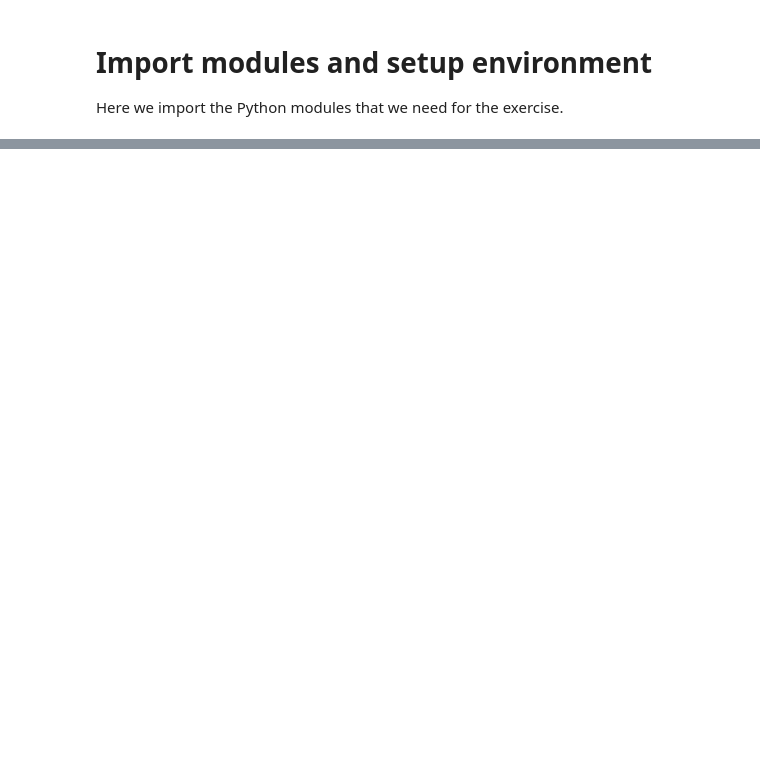
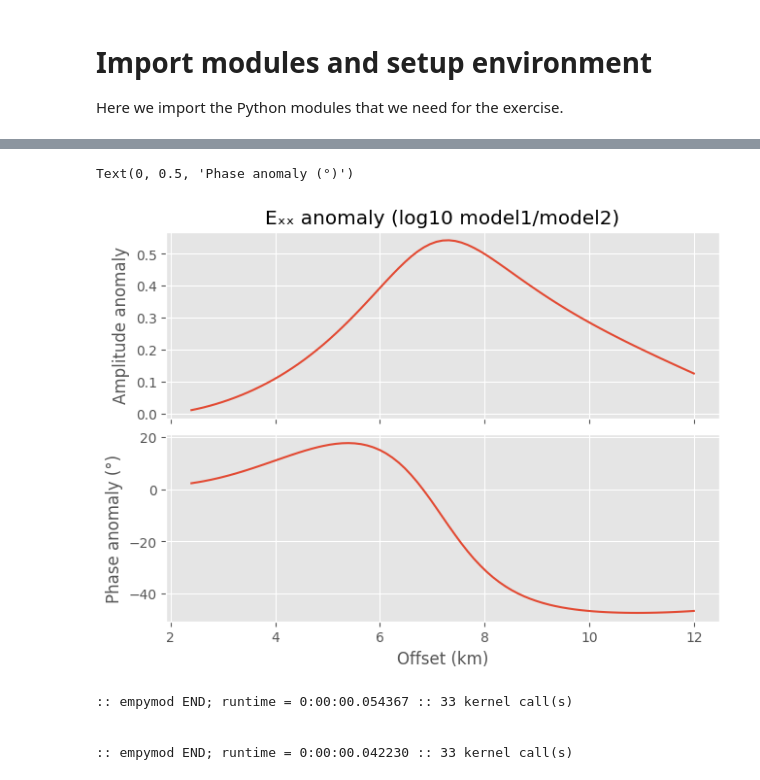
Before and after one commit to michpaulatto/AppliedGeophysicsExercises, a Jupyter notebook: Notebooks/6_csem.ipynb, the cells around one changed output, grey strips where cells are left out. Drawn from its saved outputs; the diff is of its cells as text; code cells hidden in the pictures; blank space fills up the shorter version.

```diff
--- a/Notebooks/6_csem.ipynb
+++ b/Notebooks/6_csem.ipynb
@@ -88,0 +110,39 @@ ax2.yaxis.tick_right()
+# %%
+fig, (ax1, ax2) = plt.subplots(2, 1, sharex=True, constrained_layout=True)
+
+ax1.set_title("Eₓₓ anomaly (log10 model1/model2)")
+
+# Plot Log Amplitude anomaly
+ax1.plot(recx/1000, np.log10(dip_tg.amp()/dip_bg.amp()))
+ax1.set_ylabel('Amplitude anomaly')
+
+
+# Plot Phase
+ax2.plot(recx/1000, dip_tg.pha(deg=True)-dip_bg.pha(deg=True))
+ax2.set_xlabel('Offset (km)')
+ax2.set_ylabel('Phase anomaly (°)')
+# %% [output]
+Text(0, 0.5, 'Phase anomaly (°)')
+[figure, added]
+# %%
+# For 33 frequencies from -1.5 to 0.1 (logspace)
+freq = np.logspace(-1.5, 0.1, 33)
+
+# General input
+inpdat = {
+    'rec': [recx, recy, recz, 0, 0],
+    'depth': depth,
+    'freqtime': freq,                 # 1 Hz
+    'htarg': {'pts_per_dec': -1},  # Faster computation
+    'verb': 2,                     # Verbosity
+}
+
+# Dipole Source [x, y, z, azm, dip]
+inpdat['src'] = [0, 0, srcz, 0, 0]
+xfEM_tg = empymod.bipole(**inpdat, res=res_tg)
+xfEM_bg = empymod.bipole(**inpdat, res=res_bg)
+# %% [output]
+:: empymod END; runtime = 0:00:00.054367 :: 33 kernel call(s)
+
+
+:: empymod END; runtime = 0:00:00.042230 :: 33 kernel call(s)
```
Also changed, not shown: parts of 5 cells of this notebook.
